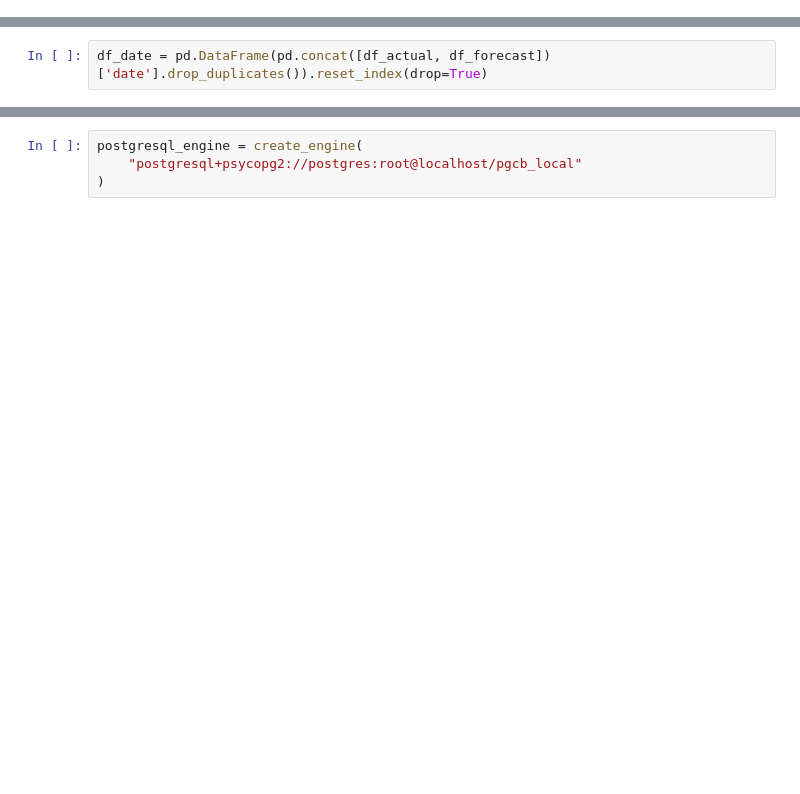
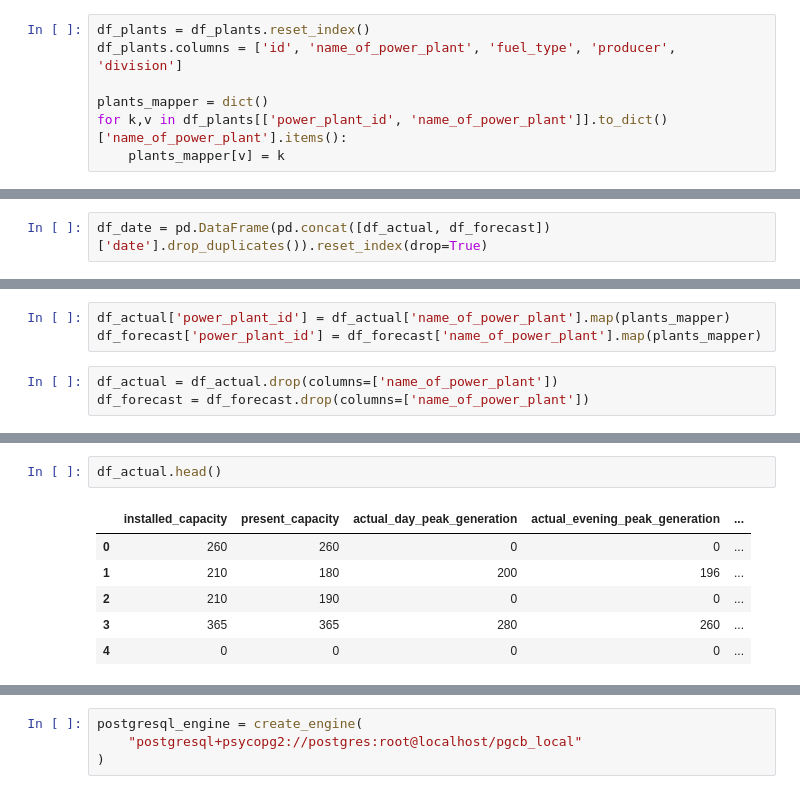
Before and after one commit to kmjawadurrahman/dwh_power, a Jupyter notebook: pgcb_power_etl.ipynb, the cells around one changed output, grey strips where cells are left out. Drawn from its saved outputs; the diff is of its cells as text; blank space fills up the shorter version.

```diff
--- a/pgcb_power_etl.ipynb
+++ b/pgcb_power_etl.ipynb
@@ -189,2 +195,9 @@ File is not a recognized excel file
+# %%
+df_plants = df_plants.reset_index()
+df_plants.columns = ['id', 'name_of_power_plant', 'fuel_type', 'producer', 'division']
+
+plants_mapper = dict()
+for k,v in df_plants[['power_plant_id', 'name_of_power_plant']].to_dict()['name_of_power_plant'].items():
+    plants_mapper[v] = k
 # %%
 df_division = pd.DataFrame(df_plants['division'].drop_duplicates()).reset_index(drop=True)
@@ -200,0 +238,6 @@ df_date = pd.DataFrame(pd.concat([df_actual, df_forecast])['date'].drop_duplicat
+# %%
+df_actual['power_plant_id'] = df_actual['name_of_power_plant'].map(plants_mapper)
+df_forecast['power_plant_id'] = df_forecast['name_of_power_plant'].map(plants_mapper)
+# %%
+df_actual = df_actual.drop(columns=['name_of_power_plant'])
+df_forecast = df_forecast.drop(columns=['name_of_power_plant'])
@@ -200,0 +286,9 @@ df_date = pd.DataFrame(pd.concat([df_actual, df_forecast])['date'].drop_duplicat
+# %%
+df_actual.head()
+# %% [output]
+|  | installed_capacity | present_capacity | actual_day_peak_generation | actual_evening_peak_generation | ... |
+| 0 | 260 | 260 | 0 | 0 | ... |
+| 1 | 210 | 180 | 200 | 196 | ... |
+| 2 | 210 | 190 | 0 | 0 | ... |
+| 3 | 365 | 365 | 280 | 260 | ... |
+| 4 | 0 | 0 | 0 | 0 | ... |
```
Also changed, not shown: parts of 40 cells of this notebook, 2 other files.
